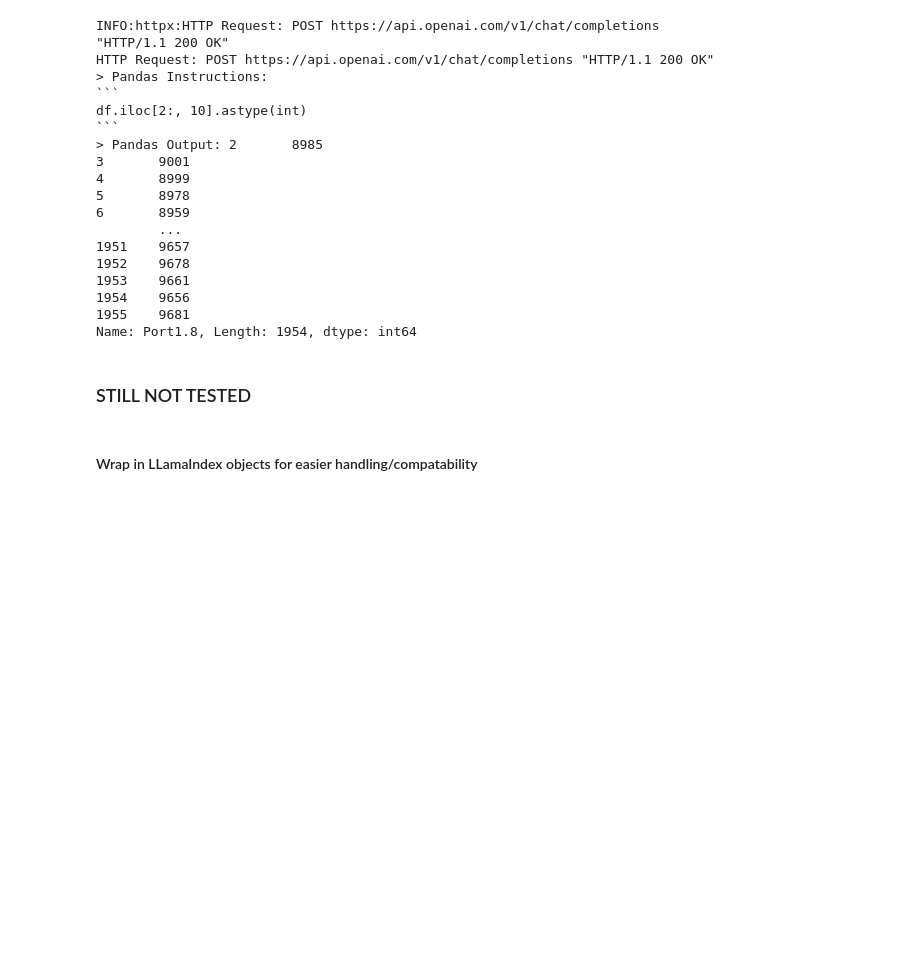
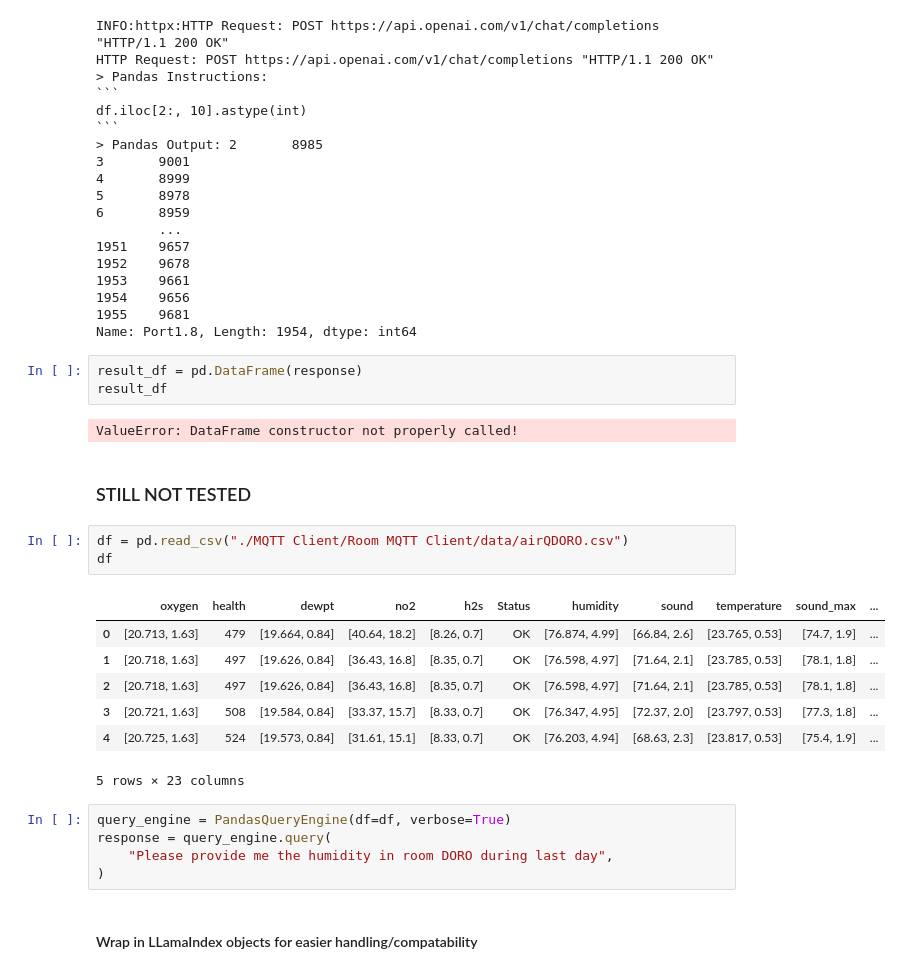
Before and after one commit to alessioborgi/CareConnect, a Jupyter notebook: RAG.ipynb, the cells around one changed output. Drawn from its saved outputs; the diff is of its cells as text; blank space fills up the shorter version.

```diff
--- a/RAG.ipynb
+++ b/RAG.ipynb
@@ -112,8 +114,29 @@ df.iloc[2:, 10].astype(int)
 1954    9656
 1955    9681
 Name: Port1.8, Length: 1954, dtype: int64
+# %%
+result_df = pd.DataFrame(response)
+result_df
+# %% [output]
+ValueError: DataFrame constructor not properly called!
 # %% [markdown]
 ### STILL NOT TESTED
+# %%
+df = pd.read_csv("./MQTT Client/Room MQTT Client/data/airQDORO.csv")
+df
+# %% [output]
+|  | oxygen | health | dewpt | no2 | h2s | Status | humidity | sound | temperature | sound_max | ... |
+| 0 | [20.713, 1.63] | 479 | [19.664, 0.84] | [40.64, 18.2] | [8.26, 0.7] | OK | [76.874, 4.99] | [66.84, 2.6] | [23.765, 0.53] | [74.7, 1.9] | ... |
+| 1 | [20.718, 1.63] | 497 | [19.626, 0.84] | [36.43, 16.8] | [8.35, 0.7] | OK | [76.598, 4.97] | [71.64, 2.1] | [23.785, 0.53] | [78.1, 1.8] | ... |
+| 2 | [20.718, 1.63] | 497 | [19.626, 0.84] | [36.43, 16.8] | [8.35, 0.7] | OK | [76.598, 4.97] | [71.64, 2.1] | [23.785, 0.53] | [78.1, 1.8] | ... |
+| 3 | [20.721, 1.63] | 508 | [19.584, 0.84] | [33.37, 15.7] | [8.33, 0.7] | OK | [76.347, 4.95] | [72.37, 2.0] | [23.797, 0.53] | [77.3, 1.8] | ... |
+| 4 | [20.725, 1.63] | 524 | [19.573, 0.84] | [31.61, 15.1] | [8.33, 0.7] | OK | [76.203, 4.94] | [68.63, 2.3] | [23.817, 0.53] | [75.4, 1.9] | ... |
+5 rows × 23 columns
+# %%
+query_engine = PandasQueryEngine(df=df, verbose=True)
+response = query_engine.query(
+    "Please provide me the humidity in room DORO during last day",
+)
 # %% [markdown]
 #### Wrap in LLamaIndex objects for easier handling/compatability
 # %%
```
Also changed, not shown: parts of 1 cell of this notebook, 1 other file.
